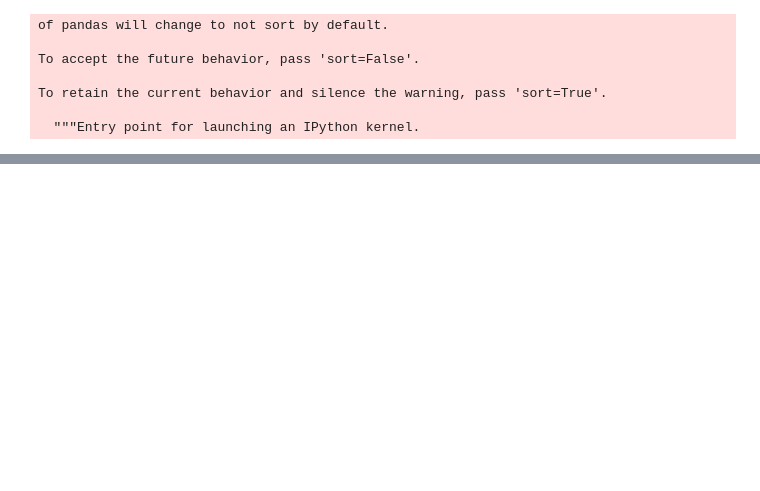
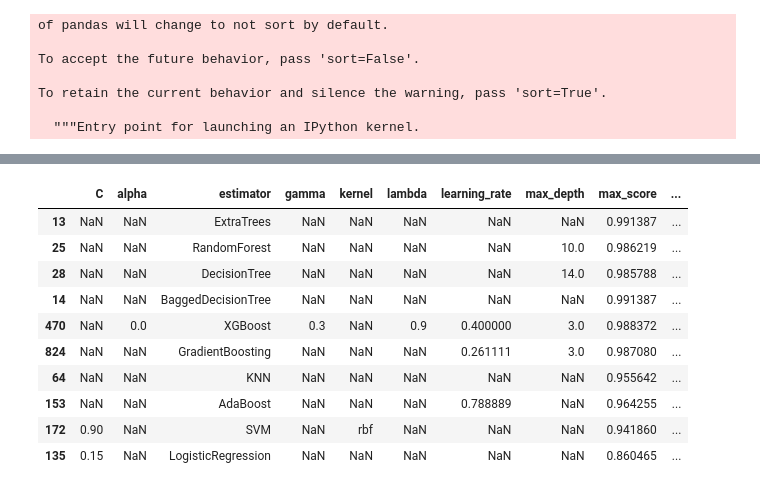
Before and after one commit to bearylogical/west_nile_colab, a Jupyter notebook: 03_model_optimization.ipynb, the cells around one changed output, grey strips where cells are left out. Saved outputs shown, nothing was run; the diff lists cells and outputs as text; code cells hidden in the pictures; blank space fills up the shorter version.

```diff
--- a/03_model_optimization.ipynb
+++ b/03_model_optimization.ipynb
@@ -180 +216,3 @@ score1.to_csv(r'.\data\score3.csv',index=False)
+# %%
+score1=score1.sort_values('mean_score',ascending=False)
 # %%
@@ -199,0 +220,14 @@ score1[score1['mean_score'] == score1.groupby('estimator')['mean_score'].transfo
+# %%
+scores.groupby('estimator').head(1)
+# %% [output]
+|  | C | alpha | estimator | gamma | kernel | lambda | learning_rate | max_depth | max_score | ... |
+| 13 | NaN | NaN | ExtraTrees | NaN | NaN | NaN | NaN | NaN | 0.991387 | ... |
+| 25 | NaN | NaN | RandomForest | NaN | NaN | NaN | NaN | 10.0 | 0.986219 | ... |
+| 28 | NaN | NaN | DecisionTree | NaN | NaN | NaN | NaN | 14.0 | 0.985788 | ... |
+| 14 | NaN | NaN | BaggedDecisionTree | NaN | NaN | NaN | NaN | NaN | 0.991387 | ... |
+| 470 | NaN | 0.0 | XGBoost | 0.3 | NaN | 0.9 | 0.400000 | 3.0 | 0.988372 | ... |
+| 824 | NaN | NaN | GradientBoosting | NaN | NaN | NaN | 0.261111 | 3.0 | 0.987080 | ... |
+| 64 | NaN | NaN | KNN | NaN | NaN | NaN | NaN | NaN | 0.955642 | ... |
+| 153 | NaN | NaN | AdaBoost | NaN | NaN | NaN | 0.788889 | NaN | 0.964255 | ... |
+| 172 | 0.90 | NaN | SVM | NaN | rbf | NaN | NaN | NaN | 0.941860 | ... |
+| 135 | 0.15 | NaN | LogisticRegression | NaN | NaN | NaN | NaN | NaN | 0.860465 | ... |
```
Also changed, not shown: parts of 17 cells of this notebook, 1 other file.
